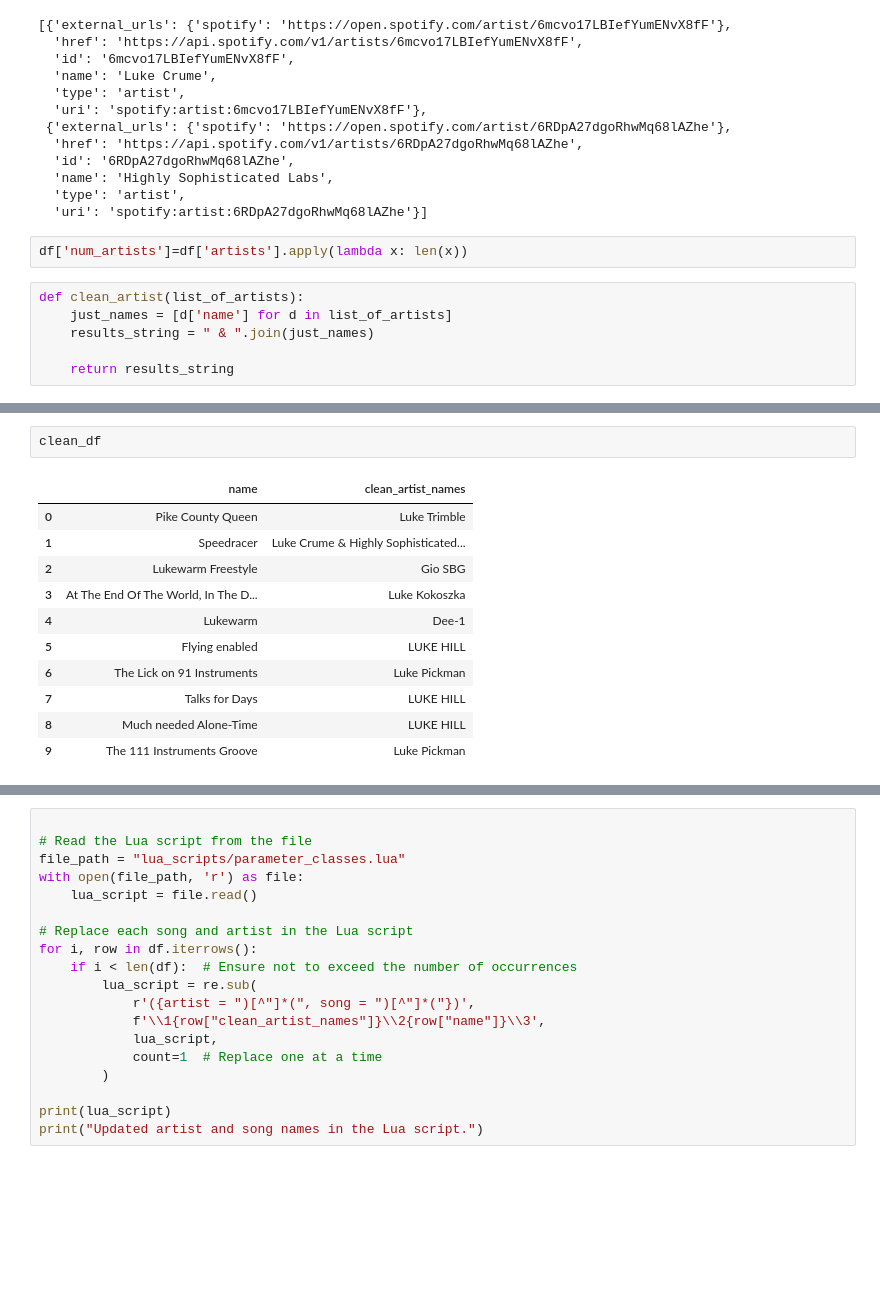
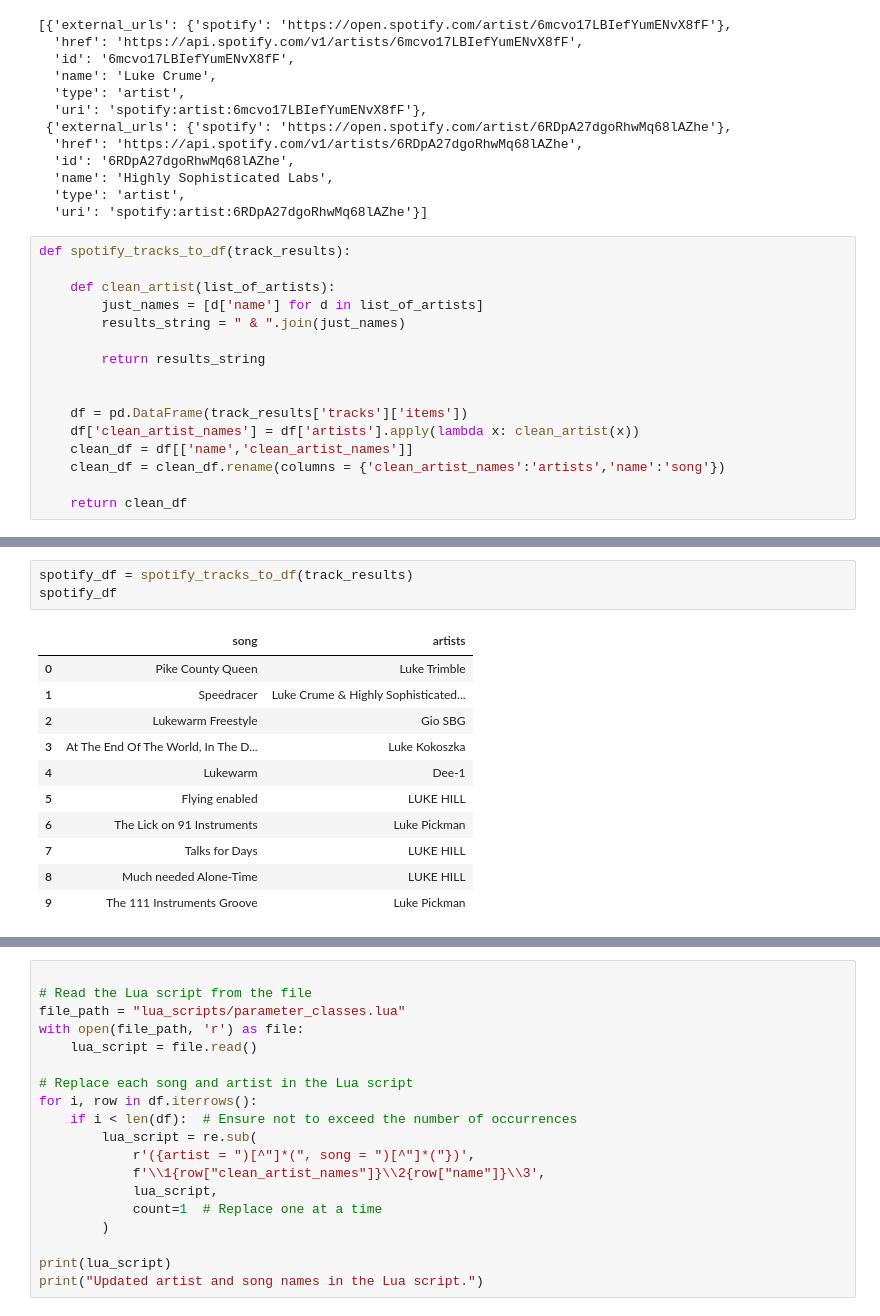
Before and after one commit to proud-p/spotify-roblox-project, a Jupyter notebook: main.ipynb, the cells around one changed output, grey strips where cells are left out. Cells and saved outputs as stored; diff of their text form; blank space fills up the shorter version.

```diff
--- a/main.ipynb
+++ b/main.ipynb
@@ -149,11 +149,19 @@ df['artists'][1]
   'name': 'Highly Sophisticated Labs',
   'type': 'artist',
   'uri': 'spotify:artist:6RDpA27dgoRhwMq68lAZhe'}]
-# %%
-df['num_artists']=df['artists'].apply(lambda x: len(x))
 # %%
-def clean_artist(list_of_artists):
-    just_names = [d['name'] for d in list_of_artists]
-    results_string = " & ".join(just_names)
+def spotify_tracks_to_df(track_results):
 
-    return results_string
+    def clean_artist(list_of_artists):
+        just_names = [d['name'] for d in list_of_artists]
+        results_string = " & ".join(just_names)
+
+        return results_string
+
+
+    df = pd.DataFrame(track_results['tracks']['items'])
+    df['clean_artist_names'] = df['artists'].apply(lambda x: clean_artist(x))
+    clean_df = df[['name','clean_artist_names']]
+    clean_df = clean_df.rename(columns = {'clean_artist_names':'artists','name':'song'})
+
+    return clean_df
@@ -215,14 +168,15 @@ local data = {
-# %%
-clean_df
-# %% [output]
-|  | name | clean_artist_names |
-| 0 | Pike County Queen | Luke Trimble |
-| 1 | Speedracer | Luke Crume & Highly Sophisticated... |
-| 2 | Lukewarm Freestyle | Gio SBG |
-| 3 | At The End Of The World, In The D... | Luke Kokoszka |
-| 4 | Lukewarm | Dee-1 |
-| 5 | Flying enabled | LUKE HILL |
-| 6 | The Lick on 91 Instruments | Luke Pickman |
-| 7 | Talks for Days | LUKE HILL |
-| 8 | Much needed Alone-Time | LUKE HILL |
-| 9 | The 111 Instruments Groove | Luke Pickman |
+# %%
+spotify_df = spotify_tracks_to_df(track_results)
+spotify_df
+# %% [output]
+|  | song | artists |
+| 0 | Pike County Queen | Luke Trimble |
+| 1 | Speedracer | Luke Crume & Highly Sophisticated... |
+| 2 | Lukewarm Freestyle | Gio SBG |
+| 3 | At The End Of The World, In The D... | Luke Kokoszka |
+| 4 | Lukewarm | Dee-1 |
+| 5 | Flying enabled | LUKE HILL |
+| 6 | The Lick on 91 Instruments | Luke Pickman |
+| 7 | Talks for Days | LUKE HILL |
+| 8 | Much needed Alone-Time | LUKE HILL |
+| 9 | The 111 Instruments Groove | Luke Pickman |
```
Also changed, not shown: parts of 6 cells of this notebook.
